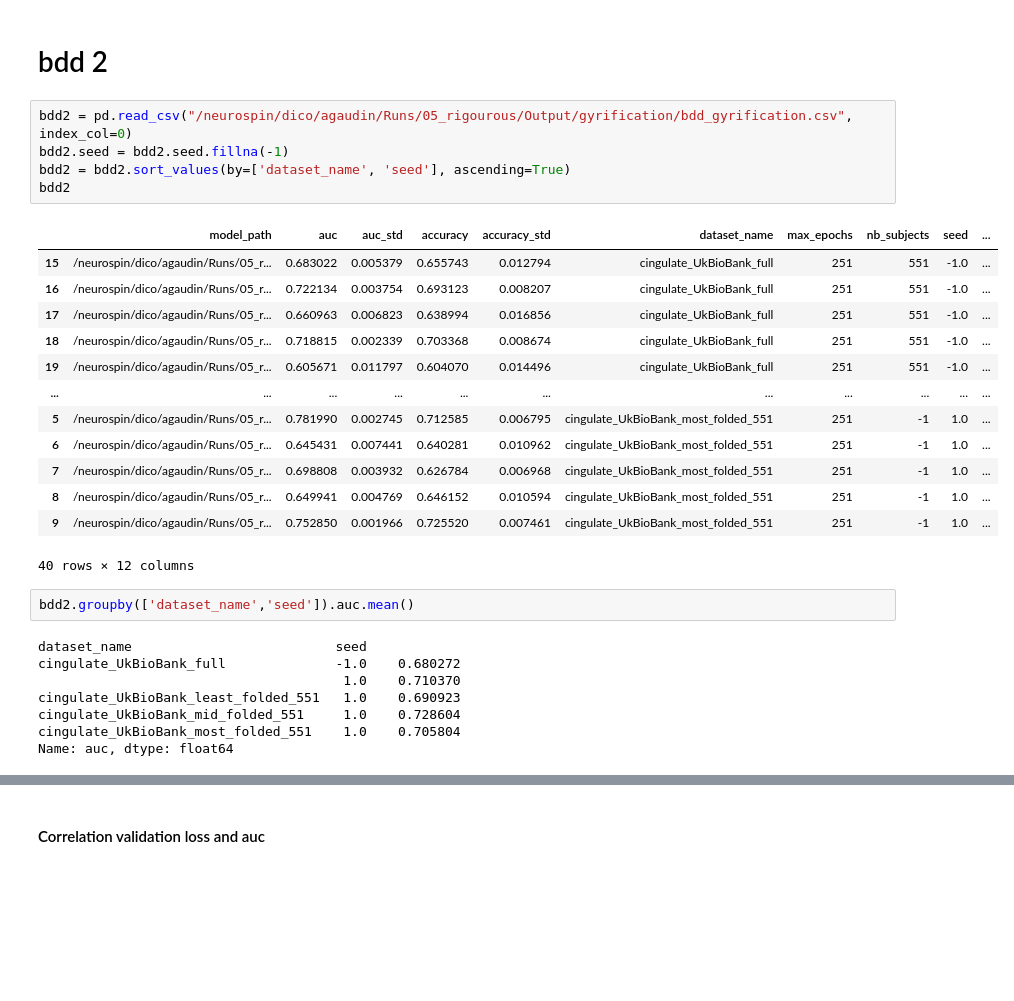
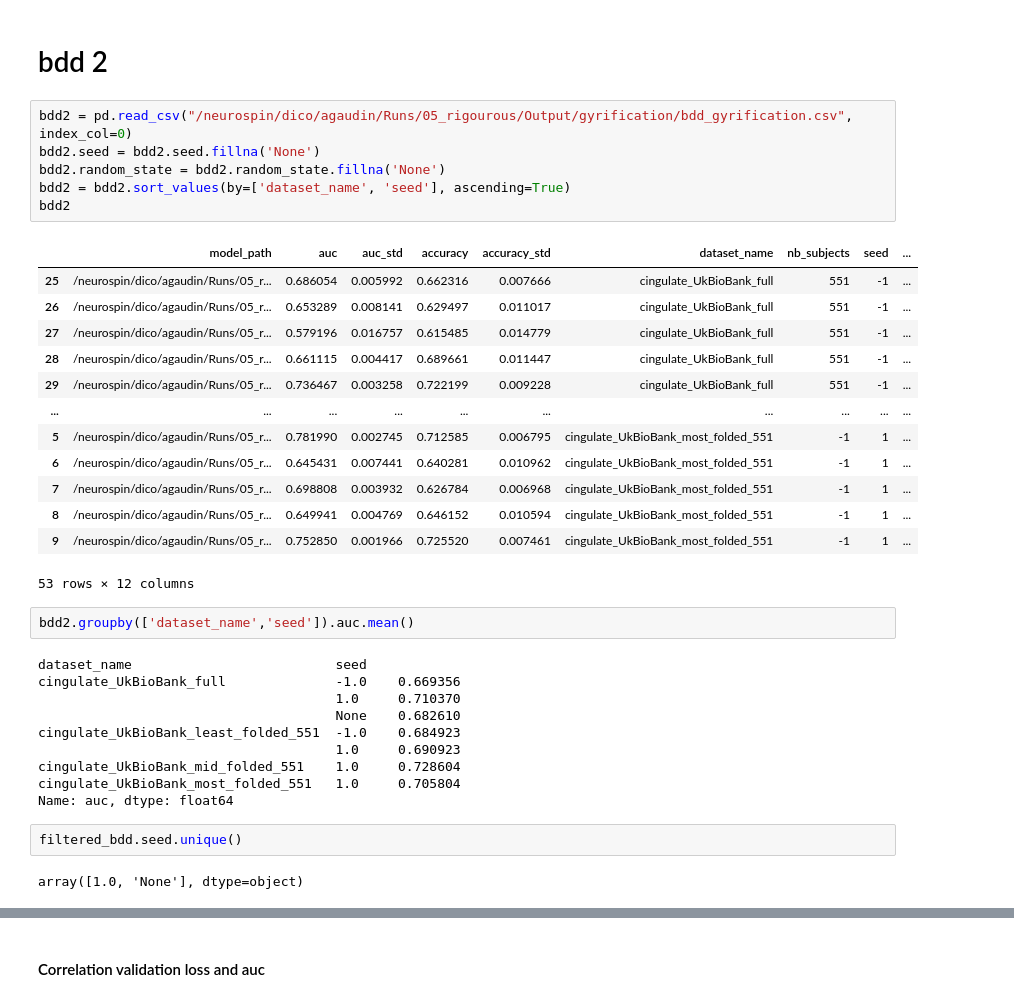
Before and after one commit to neurospin-projects/2023_agaudin_jchavas_folding_supervised, a Jupyter notebook: contrastive/notebooks/bdd_analysis.ipynb, the cells around one changed output, grey strips where cells are left out. Saved outputs shown, nothing was run; the diff lists cells and outputs as text; blank space fills up the shorter version.

```diff
--- a/contrastive/notebooks/bdd_analysis.ipynb
+++ b/contrastive/notebooks/bdd_analysis.ipynb
@@ -227,30 +287,37 @@ SyntaxError: unexpected EOF while parsing (<ipython-input-13-721e0f0db702>, line
 # bdd 2
 # %%
 bdd2 = pd.read_csv("/neurospin/dico/agaudin/Runs/05_rigourous/Output/gyrification/bdd_gyrification.csv", index_col=0)
-bdd2.seed = bdd2.seed.fillna(-1)
+bdd2.seed = bdd2.seed.fillna('None')
+bdd2.random_state = bdd2.random_state.fillna('None')
 bdd2 = bdd2.sort_values(by=['dataset_name', 'seed'], ascending=True)
 bdd2
 # %% [output]
-|  | model_path | auc | auc_std | accuracy | accuracy_std | dataset_name | max_epochs | nb_subjects | seed | ... |
-| 15 | /neurospin/dico/agaudin/Runs/05_r... | 0.683022 | 0.005379 | 0.655743 | 0.012794 | cingulate_UkBioBank_full | 251 | 551 | -1.0 | ... |
-| 16 | /neurospin/dico/agaudin/Runs/05_r... | 0.722134 | 0.003754 | 0.693123 | 0.008207 | cingulate_UkBioBank_full | 251 | 551 | -1.0 | ... |
-| 17 | /neurospin/dico/agaudin/Runs/05_r... | 0.660963 | 0.006823 | 0.638994 | 0.016856 | cingulate_UkBioBank_full | 251 | 551 | -1.0 | ... |
-| 18 | /neurospin/dico/agaudin/Runs/05_r... | 0.718815 | 0.002339 | 0.703368 | 0.008674 | cingulate_UkBioBank_full | 251 | 551 | -1.0 | ... |
-| 19 | /neurospin/dico/agaudin/Runs/05_r... | 0.605671 | 0.011797 | 0.604070 | 0.014496 | cingulate_UkBioBank_full | 251 | 551 | -1.0 | ... |
-| ... | ... | ... | ... | ... | ... | ... | ... | ... | ... | ... |
-| 5 | /neurospin/dico/agaudin/Runs/05_r... | 0.781990 | 0.002745 | 0.712585 | 0.006795 | cingulate_UkBioBank_most_folded_551 | 251 | -1 | 1.0 | ... |
-| 6 | /neurospin/dico/agaudin/Runs/05_r... | 0.645431 | 0.007441 | 0.640281 | 0.010962 | cingulate_UkBioBank_most_folded_551 | 251 | -1 | 1.0 | ... |
-| 7 | /neurospin/dico/agaudin/Runs/05_r... | 0.698808 | 0.003932 | 0.626784 | 0.006968 | cingulate_UkBioBank_most_folded_551 | 251 | -1 | 1.0 | ... |
-| 8 | /neurospin/dico/agaudin/Runs/05_r... | 0.649941 | 0.004769 | 0.646152 | 0.010594 | cingulate_UkBioBank_most_folded_551 | 251 | -1 | 1.0 | ... |
-| 9 | /neurospin/dico/agaudin/Runs/05_r... | 0.752850 | 0.001966 | 0.725520 | 0.007461 | cingulate_UkBioBank_most_folded_551 | 251 | -1 | 1.0 | ... |
+|  | model_path | auc | auc_std | accuracy | accuracy_std | dataset_name | nb_subjects | seed | ... |
+| 25 | /neurospin/dico/agaudin/Runs/05_r... | 0.686054 | 0.005992 | 0.662316 | 0.007666 | cingulate_UkBioBank_full | 551 | -1 | ... |
+| 26 | /neurospin/dico/agaudin/Runs/05_r... | 0.653289 | 0.008141 | 0.629497 | 0.011017 | cingulate_UkBioBank_full | 551 | -1 | ... |
+| 27 | /neurospin/dico/agaudin/Runs/05_r... | 0.579196 | 0.016757 | 0.615485 | 0.014779 | cingulate_UkBioBank_full | 551 | -1 | ... |
+| 28 | /neurospin/dico/agaudin/Runs/05_r... | 0.661115 | 0.004417 | 0.689661 | 0.011447 | cingulate_UkBioBank_full | 551 | -1 | ... |
+| 29 | /neurospin/dico/agaudin/Runs/05_r... | 0.736467 | 0.003258 | 0.722199 | 0.009228 | cingulate_UkBioBank_full | 551 | -1 | ... |
+| ... | ... | ... | ... | ... | ... | ... | ... | ... | ... |
+| 5 | /neurospin/dico/agaudin/Runs/05_r... | 0.781990 | 0.002745 | 0.712585 | 0.006795 | cingulate_UkBioBank_most_folded_551 | -1 | 1 | ... |
+| 6 | /neurospin/dico/agaudin/Runs/05_r... | 0.645431 | 0.007441 | 0.640281 | 0.010962 | cingulate_UkBioBank_most_folded_551 | -1 | 1 | ... |
+| 7 | /neurospin/dico/agaudin/Runs/05_r... | 0.698808 | 0.003932 | 0.626784 | 0.006968 | cingulate_UkBioBank_most_folded_551 | -1 | 1 | ... |
+| 8 | /neurospin/dico/agaudin/Runs/05_r... | 0.649941 | 0.004769 | 0.646152 | 0.010594 | cingulate_UkBioBank_most_folded_551 | -1 | 1 | ... |
+| 9 | /neurospin/dico/agaudin/Runs/05_r... | 0.752850 | 0.001966 | 0.725520 | 0.007461 | cingulate_UkBioBank_most_folded_551 | -1 | 1 | ... |
-40 rows × 12 columns
+53 rows × 12 columns
 # %%
 bdd2.groupby(['dataset_name','seed']).auc.mean()
 # %% [output]
 dataset_name                          seed
-cingulate_UkBioBank_full              -1.0    0.680272
-                                       1.0    0.710370
-cingulate_UkBioBank_least_folded_551   1.0    0.690923
-cingulate_UkBioBank_mid_folded_551     1.0    0.728604
-cingulate_UkBioBank_most_folded_551    1.0    0.705804
+cingulate_UkBioBank_full              -1.0    0.669356
+                                      1.0     0.710370
+                                      None    0.682610
+cingulate_UkBioBank_least_folded_551  -1.0    0.684923
+                                      1.0     0.690923
+cingulate_UkBioBank_mid_folded_551    1.0     0.728604
+cingulate_UkBioBank_most_folded_551   1.0     0.705804
 Name: auc, dtype: float64
+# %%
+filtered_bdd.seed.unique()
+# %% [output]
+array([1.0, 'None'], dtype=object)
```
Also changed, not shown: parts of 24 cells of this notebook, 6 other files.
